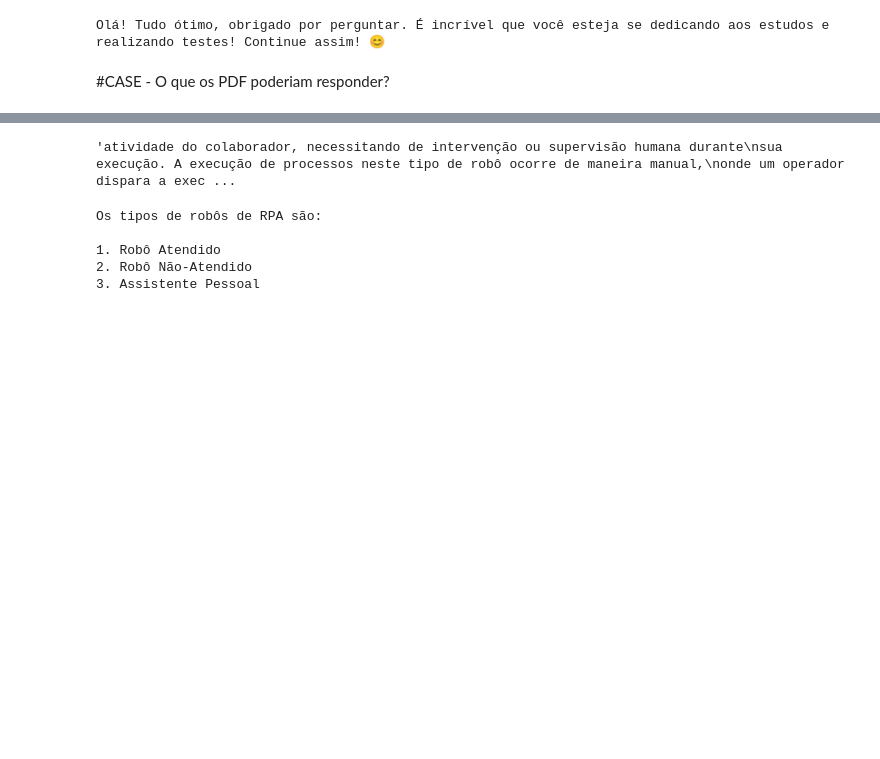
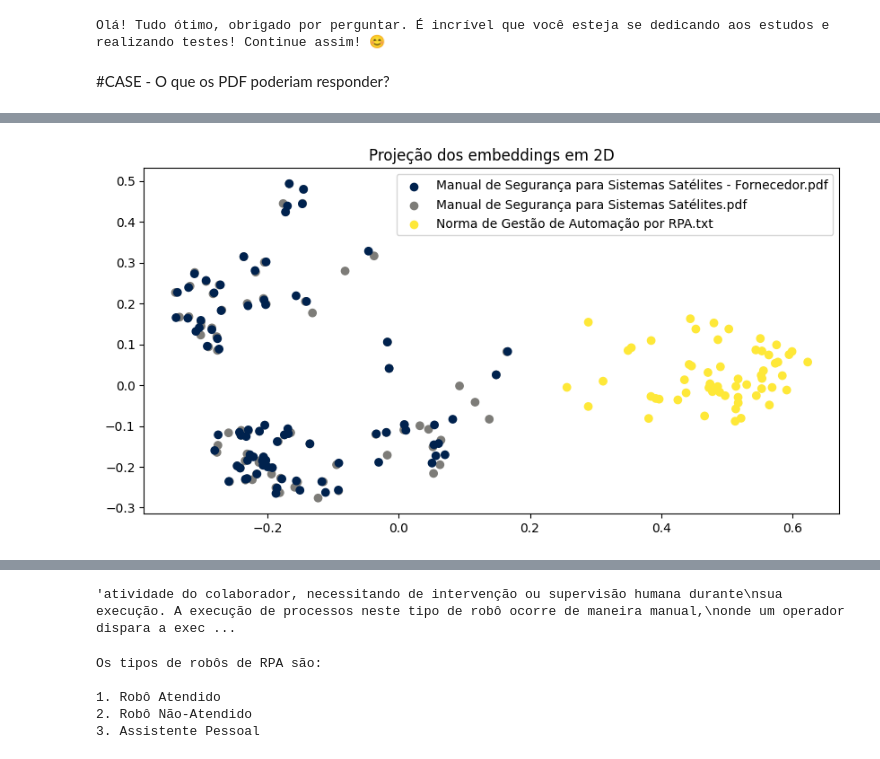
Before and after one commit to Fazzioni/hands-up, a Jupyter notebook: Sicred_V1.ipynb, the cells around one changed output, grey strips where cells are left out. Saved outputs shown, nothing was run; the diff lists cells and outputs as text; code cells hidden in the pictures; blank space fills up the shorter version.

```diff
--- a/Sicred_V1.ipynb
+++ b/Sicred_V1.ipynb
@@ -258,12 +250,12 @@ text_splitter = RecursiveCharacterTextSplitter(
 
 data = []
 
-for f in os.listdir("./data"):
+for f in os.listdir("./hands-up/data"):
     loader = None
     if f.endswith(".pdf"):
-        loader = PyPDFLoader("./data/"+f)
+        loader = PyPDFLoader("./hands-up/data/"+f)
     elif f.endswith(".txt"):
-        loader = TextLoader("./data/"+f)
+        loader = TextLoader("./hands-up/data/"+f)
     else:
         continue
 
@@ -409,3 +409,27 @@ df['embedding'] = df.page_content.apply(lambda x: get_embedding(x, model=embeddi
+# %%
+# @title essa função utiliza um algoritmo de clusterização, a intenção é mostrar que com base nos embeddings as vezes é possível separar algumas coisas...
+from sklearn.decomposition import PCA
+import matplotlib.pyplot as plt
+pca = PCA(n_components=2)
+pca.fit(np.array(df.embedding.to_list()))
+
+plt.figure(figsize=(10,5))
+grupos = df['source'].apply(lambda x: x.split('/')[-1]).to_list()
+
+unique_grupos = list(set(grupos))
+colors = plt.cm.get_cmap('cividis', len(unique_grupos))
+color_map = {grupo: colors(i) for i, grupo in enumerate(unique_grupos)}
+
+point_colors = [color_map[grupo] for grupo in grupos]
+for i, grupo in enumerate(unique_grupos):
+    plt.scatter([], [], c=[color_map[grupo]], label=grupo)
+
+plt.scatter(pca.transform(np.array(df.embedding.to_list()))[:,0], pca.transform(np.array(df.embedding.to_list()))[:,1],c=point_colors)
+plt.legend()
+plt.title("Projeção dos embeddings em 2D")
+plt.show()
+# %% [output]
+[figure, added]
 # %%
 # transformando em um vetor para facilitar o calculo de similaridade
 embeddings = np.array(df.embedding.to_list())
```
Also changed, not shown: parts of 24 cells of this notebook.
